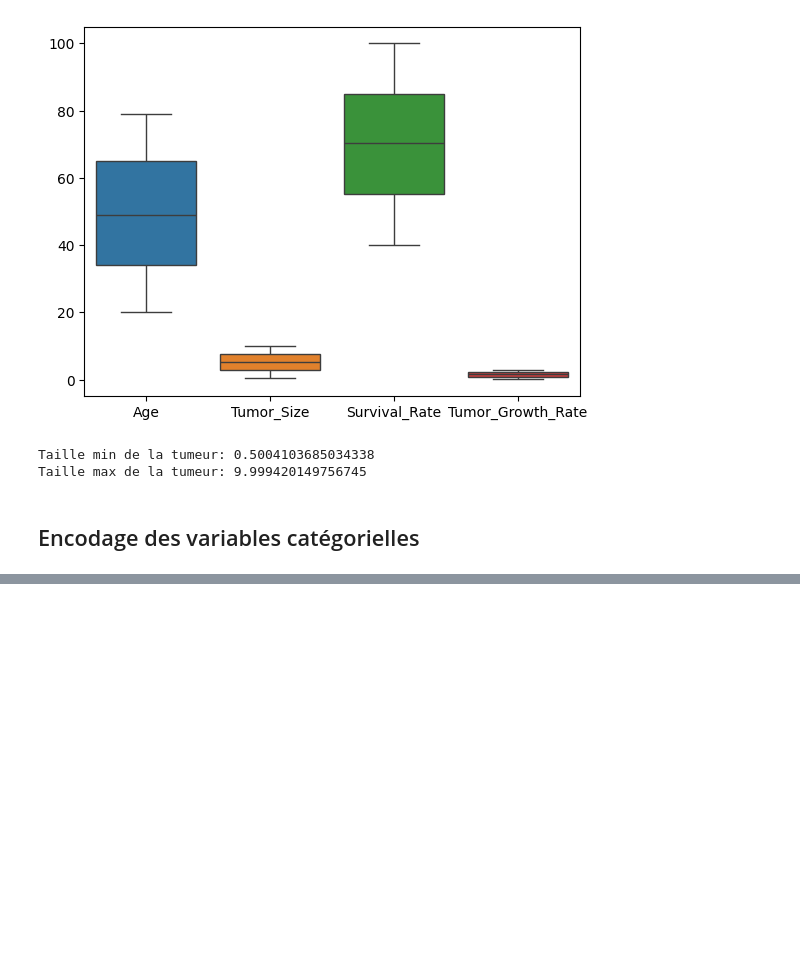
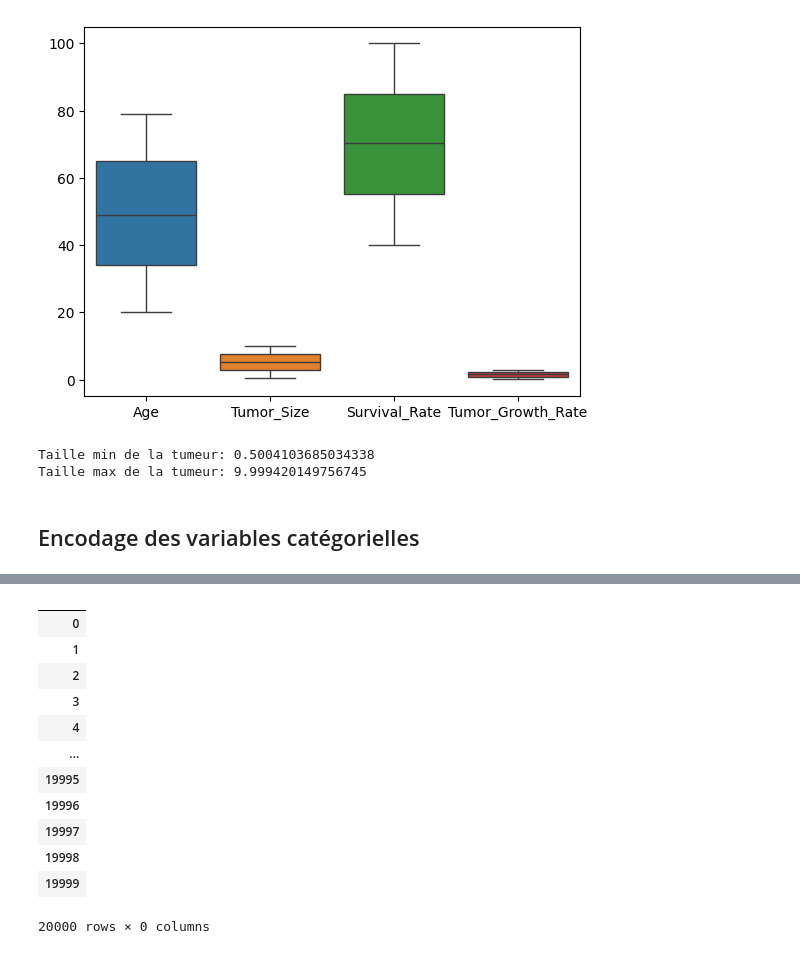
Before and after one commit to SebastienMorichon/PP01_Brain_Tumor_Dataset, a Jupyter notebook: Brain Tumor DS.ipynb, the cells around one changed output, grey strips where cells are left out. Saved outputs shown, nothing was run; the diff lists cells and outputs as text; code cells hidden in the pictures; blank space fills up the shorter version.

```diff
--- a/Brain Tumor DS.ipynb
+++ b/Brain Tumor DS.ipynb
@@ -126,0 +166,16 @@ Taille max de la tumeur: 9.999420149756745
+# %%
+df.select_dtypes(include=['bool'])
+# %% [output]
+|  |
+| 0 |
+| 1 |
+| 2 |
+| 3 |
+| 4 |
+| ... |
+| 19995 |
+| 19996 |
+| 19997 |
+| 19998 |
+| 19999 |
+20000 rows × 0 columns
```
Also changed, not shown: parts of 5 cells of this notebook.
